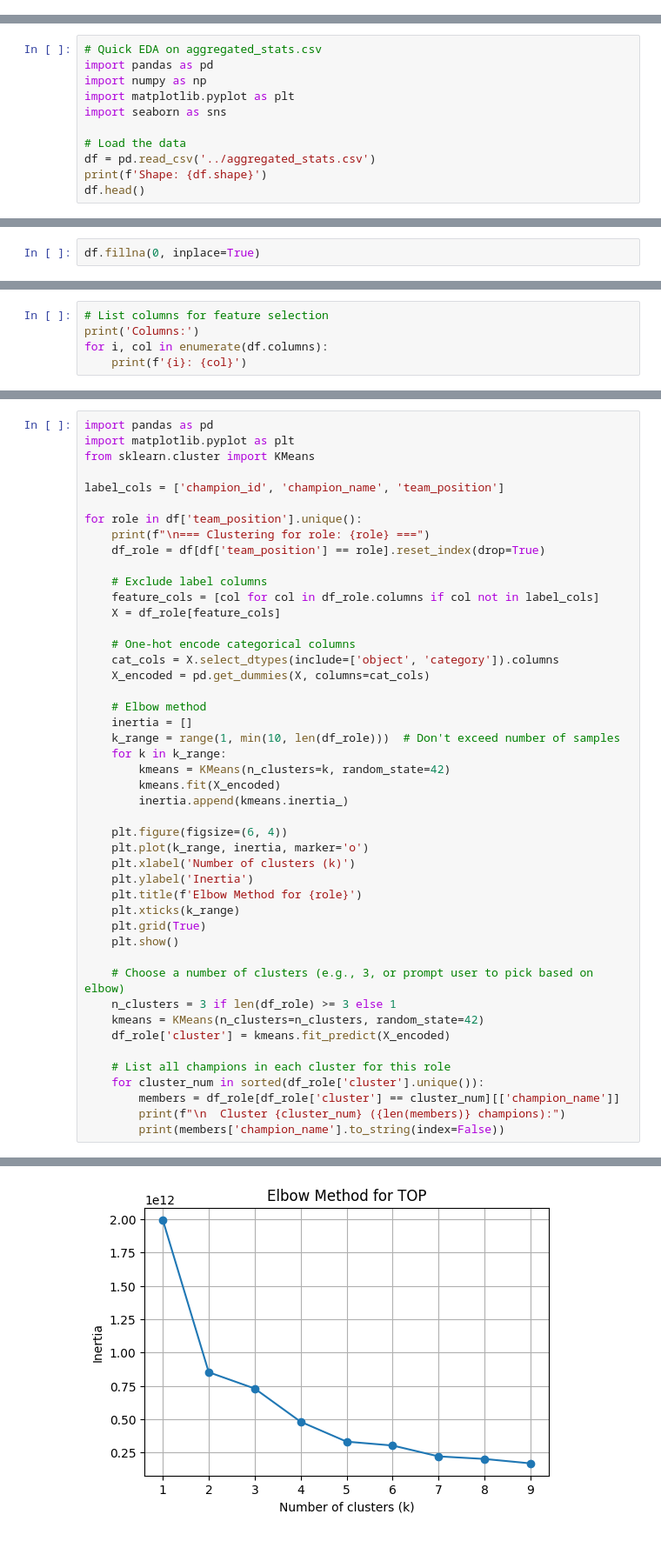
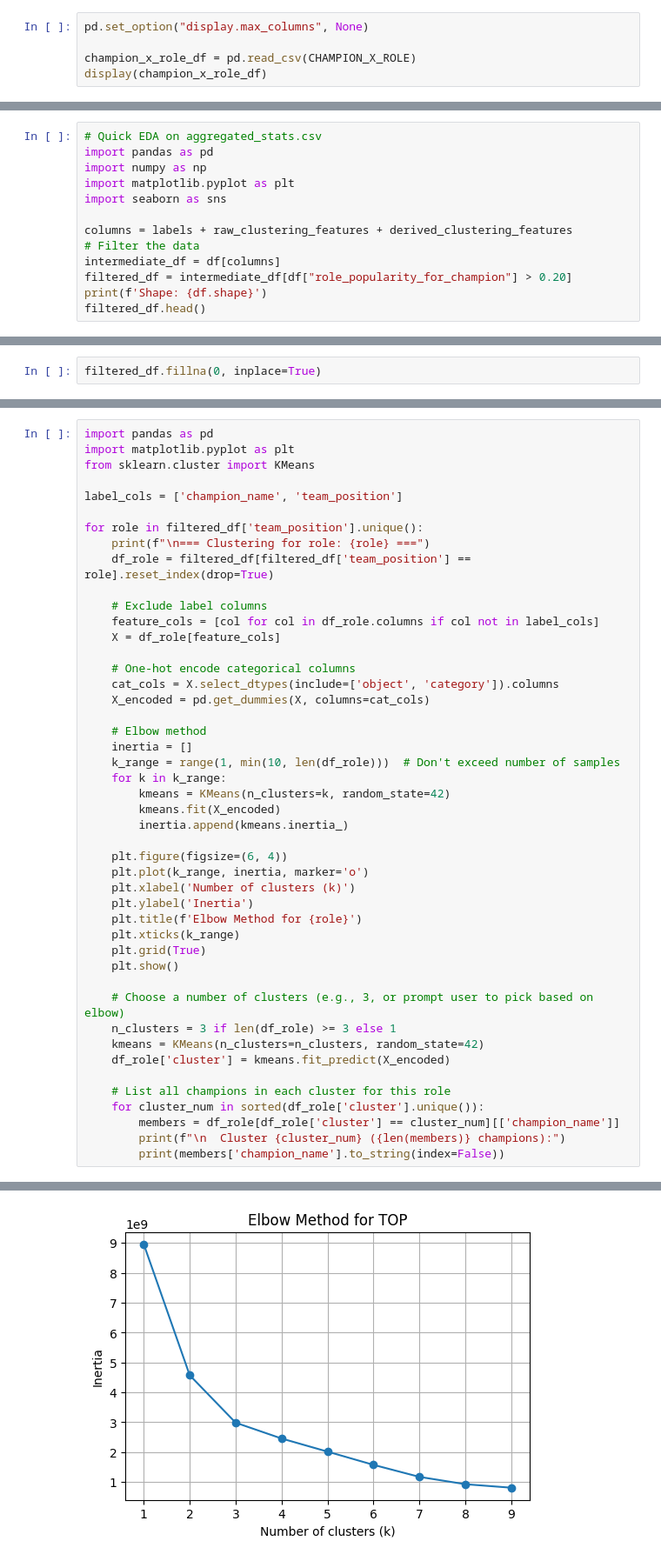
Before and after one commit to calebeurich/lol-helper, a Jupyter notebook: clustering/clustering_2.ipynb, the cells around one changed output, grey strips where cells are left out. Shown at 87% size. Drawn from its saved outputs; the diff is of its cells as text.

Commit message:
Initial clustering with large sample and customized features

```diff
--- a/clustering/clustering_2.ipynb
+++ b/clustering/clustering_2.ipynb
@@ -11,0 +16,5 @@ print(f"{key} → {local}")
+# %%
+pd.set_option("display.max_columns", None)
+
+champion_x_role_df = pd.read_csv(CHAMPION_X_ROLE)
+display(champion_x_role_df)
@@ -16,8 +350,10 @@ import numpy as np
 import matplotlib.pyplot as plt
 import seaborn as sns
 
-# Load the data
-df = pd.read_csv('../aggregated_stats.csv')
+columns = labels + raw_clustering_features + derived_clustering_features
+# Filter the data
+intermediate_df = df[columns]
+filtered_df = intermediate_df[df["role_popularity_for_champion"] > 0.20]
 print(f'Shape: {df.shape}')
-df.head()
+filtered_df.head()
 # %% [output]
@@ -53,3 +376,3 @@ avg_individual_solo_towers_kills_late_game               1
 dtype: int64
 # %%
-df.fillna(0, inplace=True)
+filtered_df.fillna(0, inplace=True)
@@ -92,8 +415,3 @@ plt.title('Correlation Heatmap')
 plt.show()
 # %% [output]
 [figure]
-# %%
-# List columns for feature selection
-print('Columns:')
-for i, col in enumerate(df.columns):
-    print(f'{i}: {col}')
@@ -120,11 +420,11 @@ import pandas as pd
 import matplotlib.pyplot as plt
 from sklearn.cluster import KMeans
 
-label_cols = ['champion_id', 'champion_name', 'team_position']
+label_cols = ['champion_name', 'team_position']
 
-for role in df['team_position'].unique():
+for role in filtered_df['team_position'].unique():
     print(f"\n=== Clustering for role: {role} ===")
-    df_role = df[df['team_position'] == role].reset_index(drop=True)
+    df_role = filtered_df[filtered_df['team_position'] == role].reset_index(drop=True)
 
     # Exclude label columns
     feature_cols = [col for col in df_role.columns if col not in label_cols]
@@ -218,3 +518,3 @@ FiddleSticks
 
 === Clustering for role: TOP ===
-[figure, old version]
+[figure, new version]
```
Also changed, not shown: parts of 17 cells of this notebook, 4 other files.
